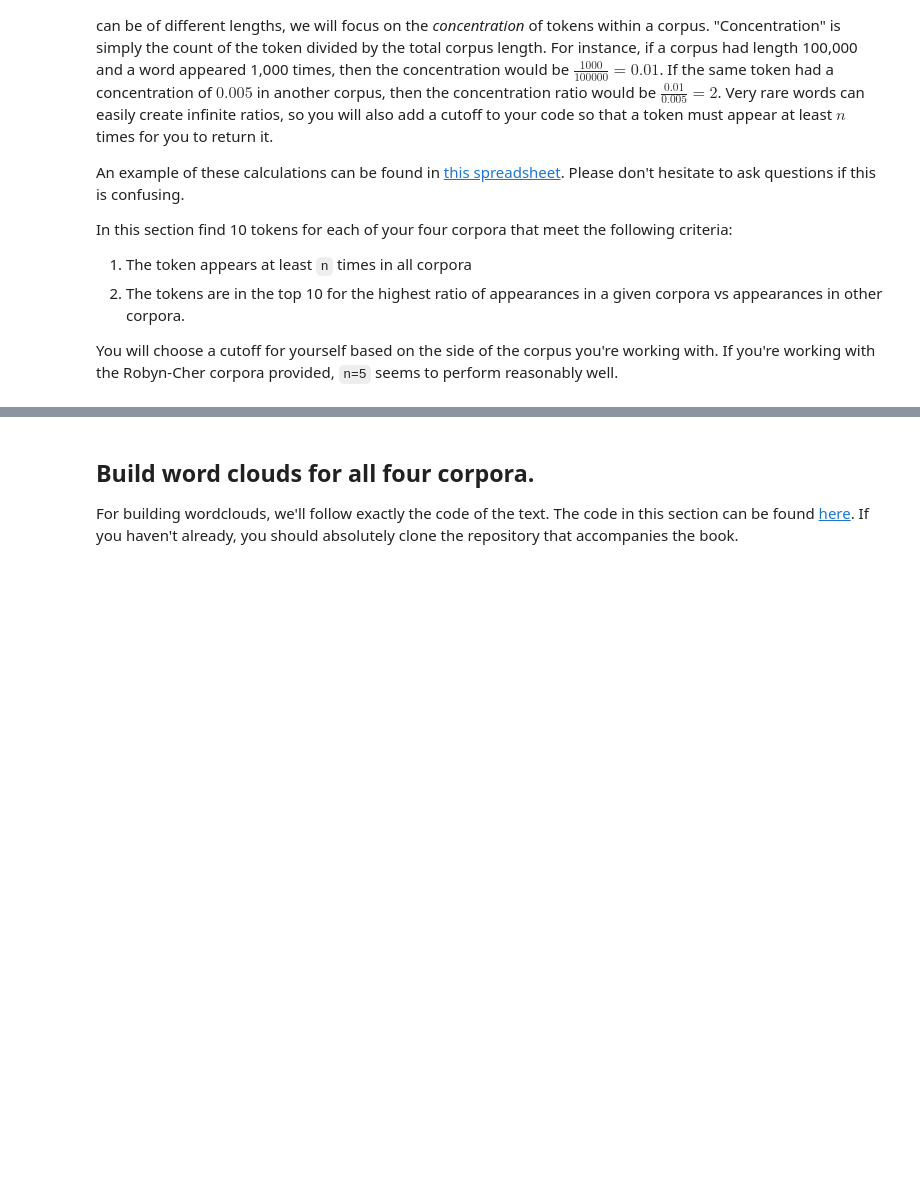
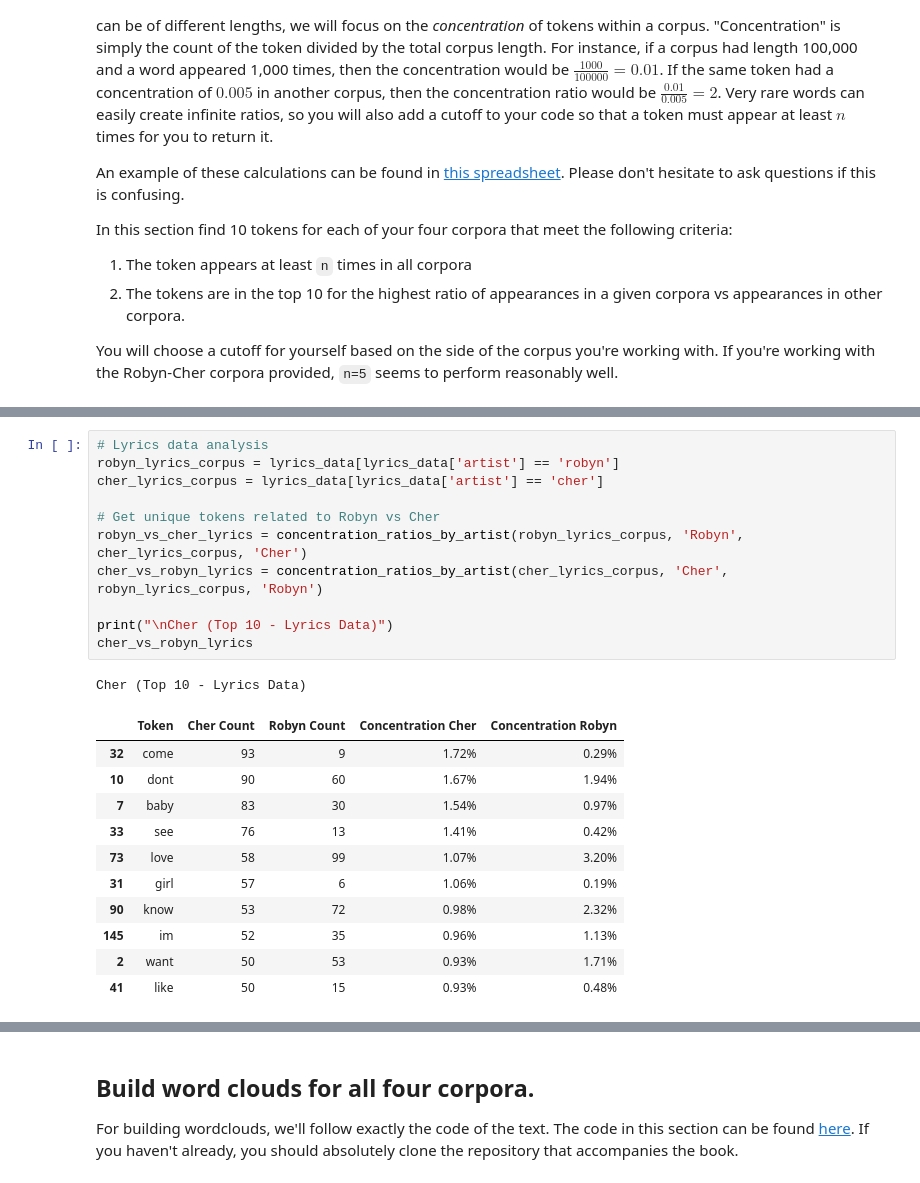
Before and after one commit to Pii-USD/509-tm-group-comp, a Jupyter notebook: Group Comparison.ipynb, the cells around one changed output, grey strips where cells are left out. Cells and saved outputs as stored; diff of their text form; blank space fills up the shorter version.

```diff
--- a/Group Comparison.ipynb
+++ b/Group Comparison.ipynb
@@ -403,0 +410,24 @@ Top 10 unique tokens in the Twitter corpus:
+# %%
+# Lyrics data analysis
+robyn_lyrics_corpus = lyrics_data[lyrics_data['artist'] == 'robyn']
+cher_lyrics_corpus = lyrics_data[lyrics_data['artist'] == 'cher']
+
+# Get unique tokens related to Robyn vs Cher
+robyn_vs_cher_lyrics = concentration_ratios_by_artist(robyn_lyrics_corpus, 'Robyn', cher_lyrics_corpus, 'Cher')
+cher_vs_robyn_lyrics = concentration_ratios_by_artist(cher_lyrics_corpus, 'Cher', robyn_lyrics_corpus, 'Robyn')
+
+print("\nCher (Top 10 - Lyrics Data)")
+cher_vs_robyn_lyrics
+# %% [output]
+Cher (Top 10 - Lyrics Data)
+|  | Token | Cher Count | Robyn Count | Concentration Cher | Concentration Robyn |
+| 32 | come | 93 | 9 | 1.72% | 0.29% |
+| 10 | dont | 90 | 60 | 1.67% | 1.94% |
+| 7 | baby | 83 | 30 | 1.54% | 0.97% |
+| 33 | see | 76 | 13 | 1.41% | 0.42% |
+| 73 | love | 58 | 99 | 1.07% | 3.20% |
+| 31 | girl | 57 | 6 | 1.06% | 0.19% |
+| 90 | know | 53 | 72 | 0.98% | 2.32% |
+| 145 | im | 52 | 35 | 0.96% | 1.13% |
+| 2 | want | 50 | 53 | 0.93% | 1.71% |
+| 41 | like | 50 | 15 | 0.93% | 0.48% |
```
Also changed, not shown: parts of 14 cells of this notebook.
